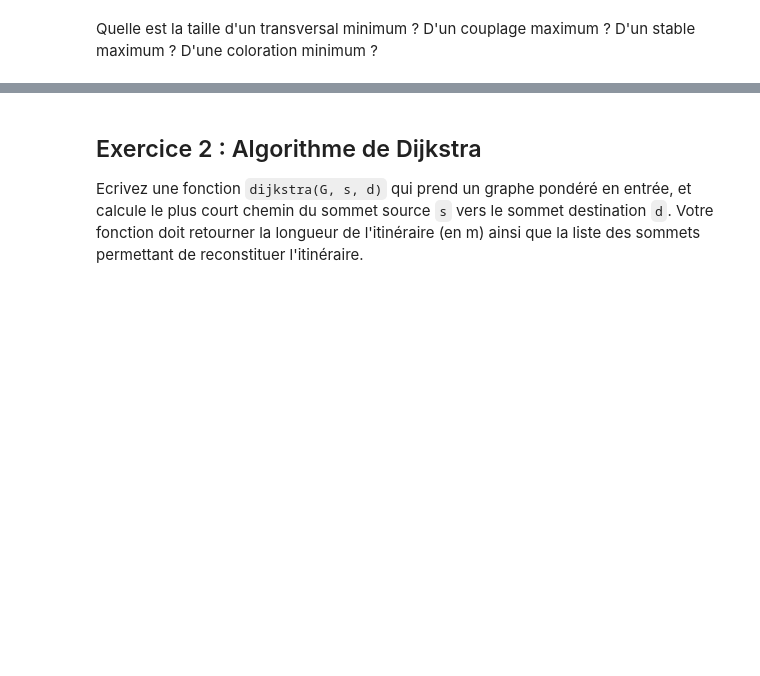
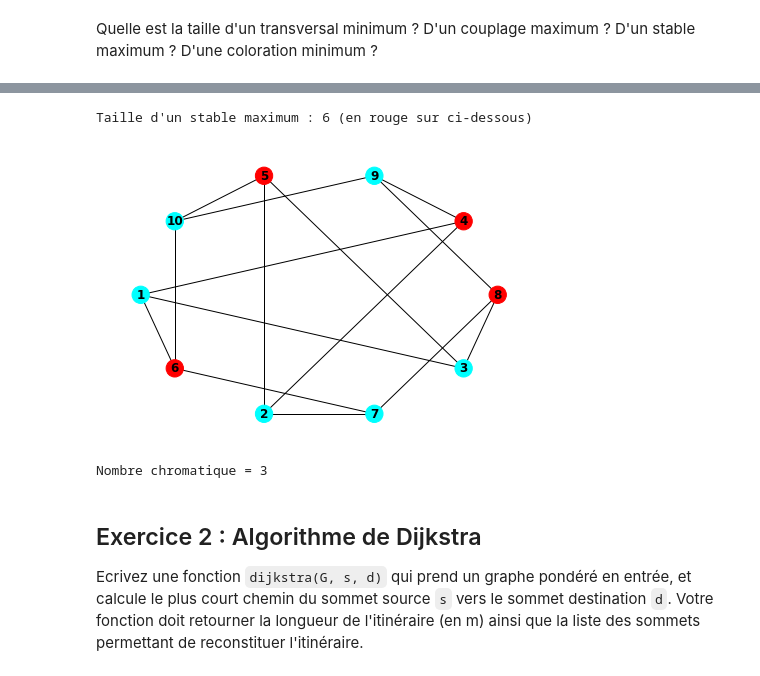
Before and after one commit to B4tiste/CPE, a Jupyter notebook: S6/Algo/TP/Djirska/TP.ipynb, the cells around one changed output, grey strips where cells are left out. Saved outputs shown, nothing was run; the diff lists cells and outputs as text; code cells hidden in the pictures; blank space fills up the shorter version.

```diff
--- a/S6/Algo/TP/Djirska/TP.ipynb
+++ b/S6/Algo/TP/Djirska/TP.ipynb
@@ -412,3 +459,34 @@ Quelle est la taille d'un transversal minimum ? D'un couplage maximum ? D'un sta
+# %%
+# Stable maximum
+
+stable_minimum_nodes = [4, 5, 6, 8]
+tbl_nodes_color = []
+
+for i in range(len(petersen_nodes)):
+    if petersen_nodes[i] in stable_minimum_nodes:
+        tbl_nodes_color.append("red")
+    else:
+        tbl_nodes_color.append("cyan")
+
+print(f"Taille d'un stable maximum : {len(tranversal_minimum_nodes)} (en rouge sur ci-dessous)")
+nx.draw_shell(petersen, font_weight='bold', with_labels=True, node_color=tbl_nodes_color)
+# %% [output]
+Taille d'un stable maximum : 6 (en rouge sur ci-dessous)
+[figure, added]
+# %%
+# Coloration minimum
+
+b = nx.coloring.greedy_color(petersen, strategy='random_sequential')
+
+l = []
+
+for i in range(len(b)):
+    if b[i+1] not in l :
+        l.append(b[i+1])
+
+print(f"Nombre chromatique = {max(l)+1}")
+# %% [output]
+Nombre chromatique = 3
 # %% [markdown]
 ## Exercice 2 : Algorithme de Dijkstra
 Ecrivez une fonction `dijkstra(G, s, d)` qui prend un graphe pondéré en entrée, et calcule le plus court chemin du sommet source `s` vers le sommet destination `d`. Votre fonction doit retourner la longueur de l'itinéraire (en m) ainsi que la liste des sommets permettant de reconstituer l'itinéraire.
```
Also changed, not shown: parts of 12 cells of this notebook.
